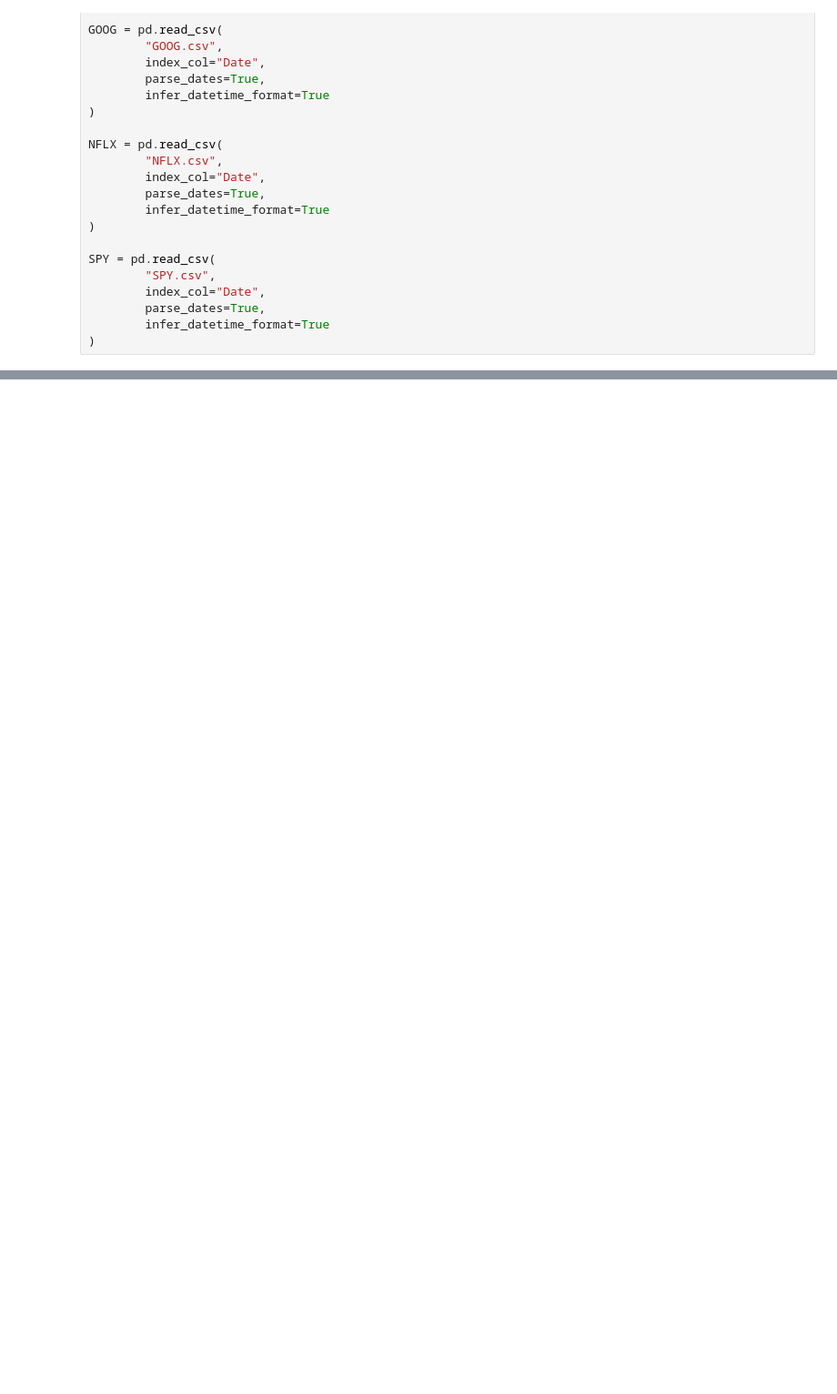
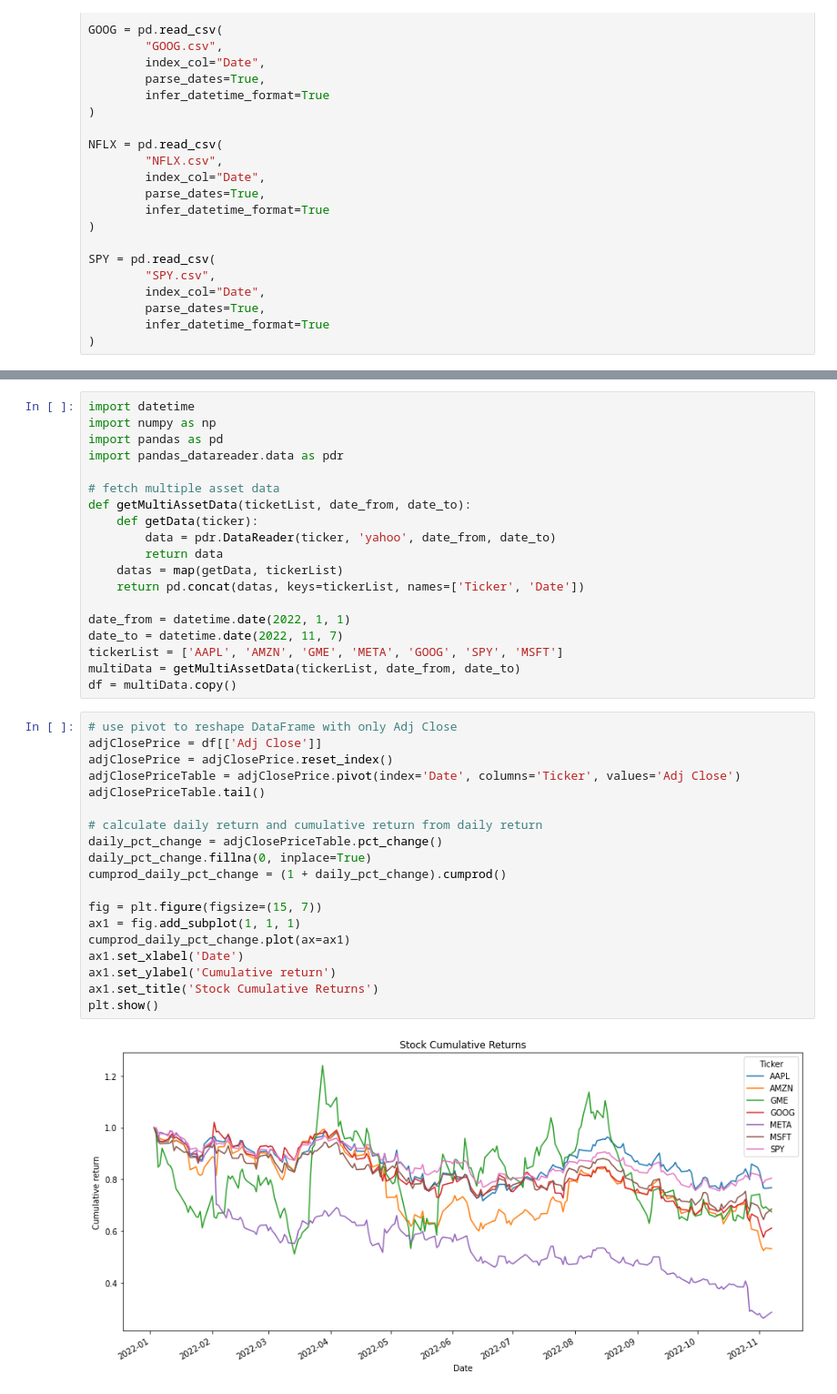
Before and after one commit to ghedrick76/gme_analysis, a Jupyter notebook: gme_analysis.ipynb, the cells around one changed output, grey strips where cells are left out. Shown at 91% size. Saved outputs shown, nothing was run; the diff lists cells and outputs as text; blank space fills up the shorter version.

```diff
--- a/gme_analysis.ipynb
+++ b/gme_analysis.ipynb
@@ -69,0 +68,40 @@ SyntaxError: invalid syntax (2558210071.py, line 1)
+# %%
+import datetime
+import numpy as np
+import pandas as pd
+import pandas_datareader.data as pdr
+
+# fetch multiple asset data
+def getMultiAssetData(ticketList, date_from, date_to):
+    def getData(ticker):
+        data = pdr.DataReader(ticker, 'yahoo', date_from, date_to)
+        return data
+    datas = map(getData, tickerList)
+    return pd.concat(datas, keys=tickerList, names=['Ticker', 'Date'])
+
+date_from = datetime.date(2022, 1, 1)
+date_to = datetime.date(2022, 11, 7)
+tickerList = ['AAPL', 'AMZN', 'GME', 'META', 'GOOG', 'SPY', 'MSFT']
+multiData = getMultiAssetData(tickerList, date_from, date_to)
+df = multiData.copy()
+# %%
+# use pivot to reshape DataFrame with only Adj Close
+adjClosePrice = df[['Adj Close']]
+adjClosePrice = adjClosePrice.reset_index()
+adjClosePriceTable = adjClosePrice.pivot(index='Date', columns='Ticker', values='Adj Close')
+adjClosePriceTable.tail()
+
+# calculate daily return and cumulative return from daily return
+daily_pct_change = adjClosePriceTable.pct_change()
+daily_pct_change.fillna(0, inplace=True)
+cumprod_daily_pct_change = (1 + daily_pct_change).cumprod()
+
+fig = plt.figure(figsize=(15, 7))
+ax1 = fig.add_subplot(1, 1, 1)
+cumprod_daily_pct_change.plot(ax=ax1)
+ax1.set_xlabel('Date')
+ax1.set_ylabel('Cumulative return')
+ax1.set_title('Stock Cumulative Returns')
+plt.show()
+# %% [output]
+[figure, added]
```
Also changed, not shown: parts of 5 cells of this notebook.
